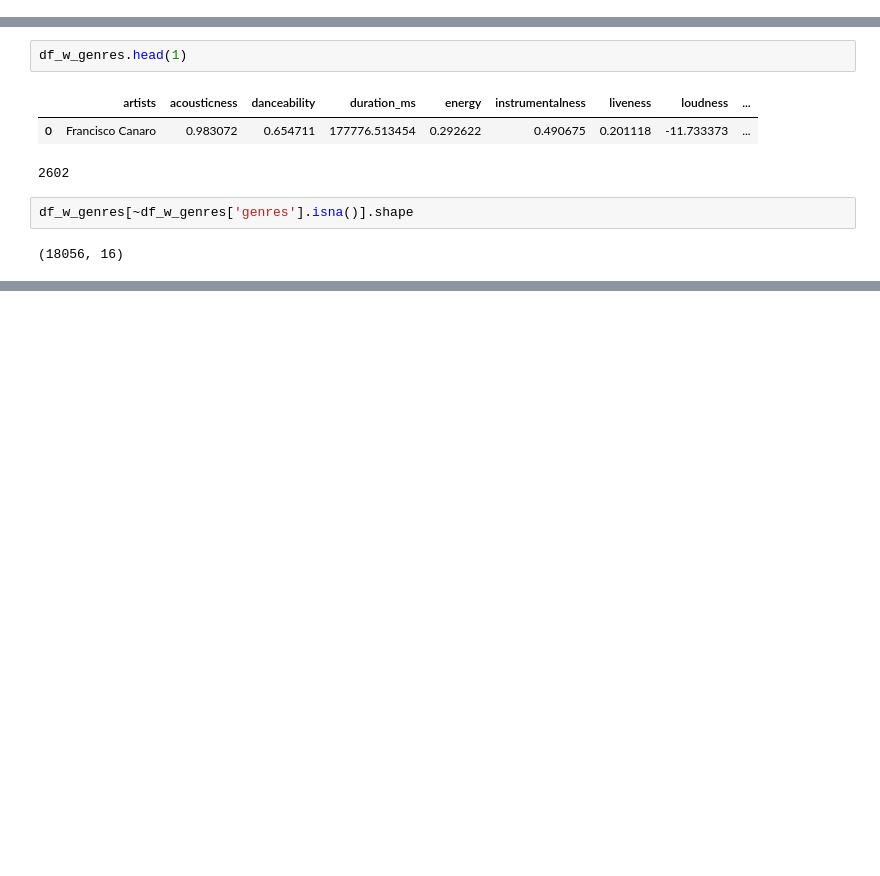
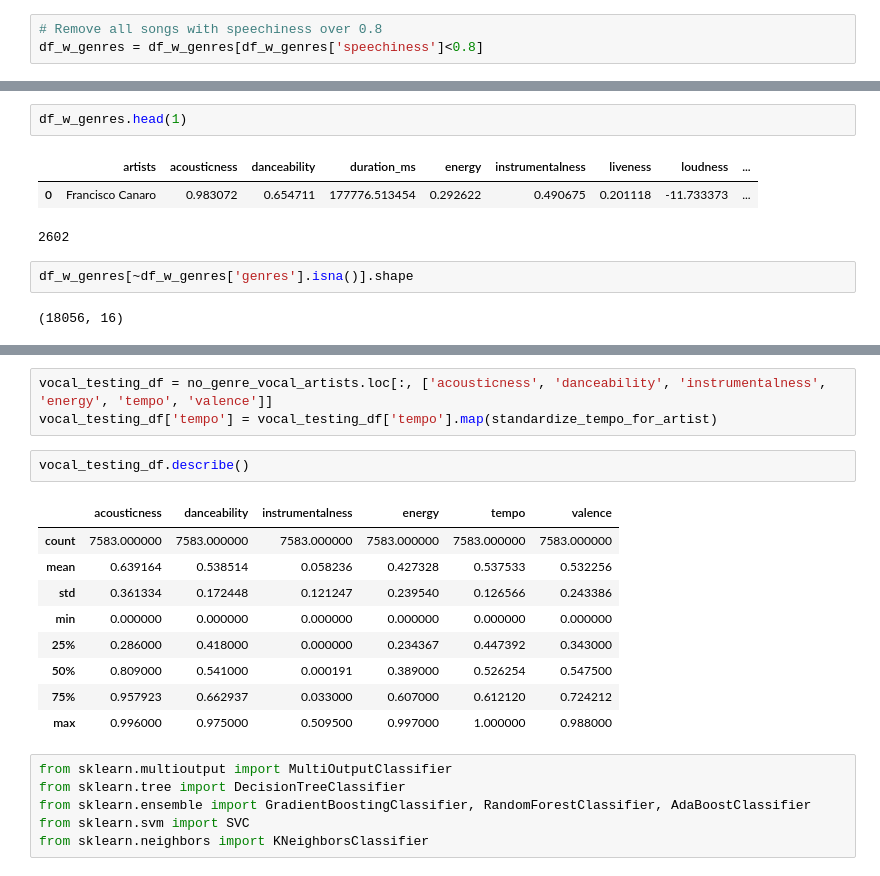
Before and after one commit to agastya1995/Spotify_Analysis, a Jupyter notebook: predicting_genres_Colab.ipynb, the cells around one changed output, grey strips where cells are left out. Cells and saved outputs as stored; diff of their text form; blank space fills up the shorter version.

```diff
--- a/predicting_genres_Colab.ipynb
+++ b/predicting_genres_Colab.ipynb
@@ -51,0 +31,3 @@ no_genre_artists
+# %%
+# Remove all songs with speechiness over 0.8
+df_w_genres = df_w_genres[df_w_genres['speechiness']<0.8]
@@ -339,0 +211,21 @@ df_genres[df_genres['genres'].map(lambda x: 'mandopop' in x)]
+# %%
+vocal_testing_df = no_genre_vocal_artists.loc[:, ['acousticness', 'danceability', 'instrumentalness', 'energy', 'tempo', 'valence']]
+vocal_testing_df['tempo'] = vocal_testing_df['tempo'].map(standardize_tempo_for_artist)
+# %%
+vocal_testing_df.describe()
+# %% [output]
+|  | acousticness | danceability | instrumentalness | energy | tempo | valence |
+| count | 7583.000000 | 7583.000000 | 7583.000000 | 7583.000000 | 7583.000000 | 7583.000000 |
+| mean | 0.639164 | 0.538514 | 0.058236 | 0.427328 | 0.537533 | 0.532256 |
+| std | 0.361334 | 0.172448 | 0.121247 | 0.239540 | 0.126566 | 0.243386 |
+| min | 0.000000 | 0.000000 | 0.000000 | 0.000000 | 0.000000 | 0.000000 |
+| 25% | 0.286000 | 0.418000 | 0.000000 | 0.234367 | 0.447392 | 0.343000 |
+| 50% | 0.809000 | 0.541000 | 0.000191 | 0.389000 | 0.526254 | 0.547500 |
+| 75% | 0.957923 | 0.662937 | 0.033000 | 0.607000 | 0.612120 | 0.724212 |
+| max | 0.996000 | 0.975000 | 0.509500 | 0.997000 | 1.000000 | 0.988000 |
+# %%
+from sklearn.multioutput import MultiOutputClassifier
+from sklearn.tree import DecisionTreeClassifier
+from sklearn.ensemble import GradientBoostingClassifier, RandomForestClassifier, AdaBoostClassifier
+from sklearn.svm import SVC
+from sklearn.neighbors import KNeighborsClassifier
```
Also changed, not shown: parts of 59 cells of this notebook.
